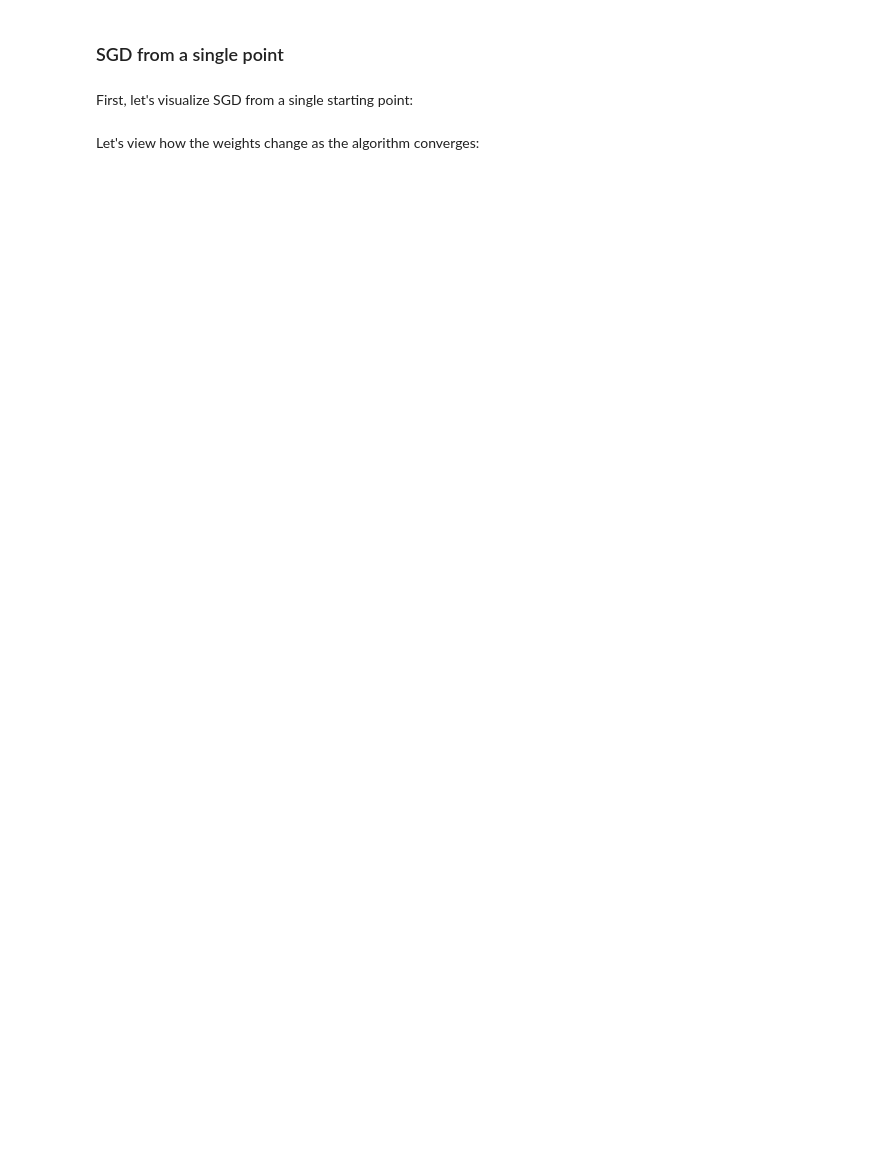
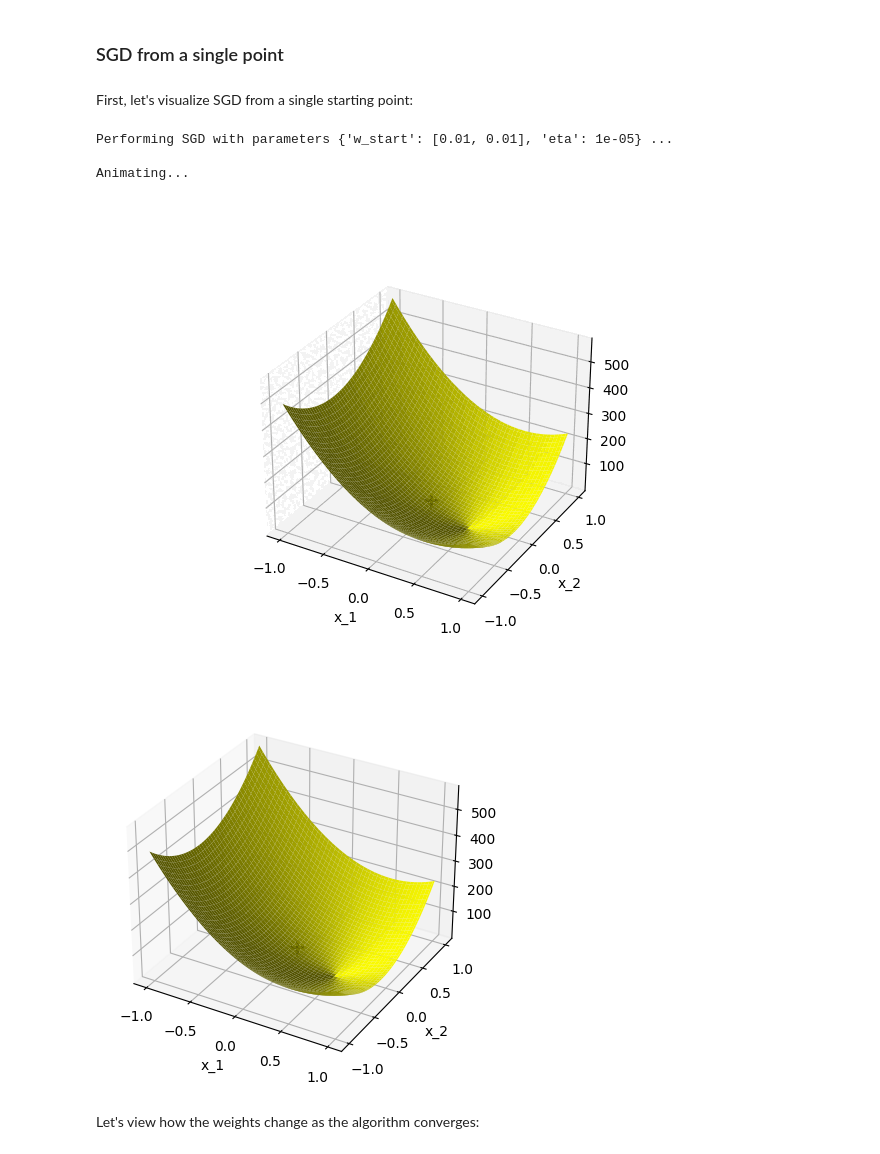
Before and after one commit to MaRodriguezB777/Caltech-CS155-2023, a Jupyter notebook: set1/src/3_notebook_part1.ipynb, the cells around one changed output. Saved outputs shown, nothing was run; the diff lists cells and outputs as text; code cells hidden in the pictures; blank space fills up the shorter version.

```diff
--- a/set1/src/3_notebook_part1.ipynb
+++ b/set1/src/3_notebook_part1.ipynb
@@ -71,7 +56,11 @@ def loss(X, Y, w):
     # TODO: Implement the SGD loss function.
     #==============================================
 
-    pass
+    loss_calc = 0
+    for ind in range(len(X)):
+        loss_calc += (np.dot(X[ind], w) - Y[ind])**2
+
+    return loss_calc
 
 def gradient(x, y, w):
     '''
@@ -92,7 +81,8 @@ def gradient(x, y, w):
     # loss function.
     #==============================================
 
-    pass
+    gradient = -2 * (y - np.dot(w, x)) * x
+    return gradient
 
 def SGD(X, Y, w_start, eta, N_epochs):
     '''
@@ -114,8 +104,21 @@ def SGD(X, Y, w_start, eta, N_epochs):
     #==============================================
     # TODO: Implement the SGD algorithm.
     #==============================================
+    W, losses = [], []
+    w_new = w_start
 
-    pass
+    for epoch in range(N_epochs):
+        np.random.permutation(X)
+
+        tot_gradient = np.zeros_like(w_new)
+        for ind in range(len(X)):
+            tot_gradient += gradient(X[ind], Y[ind], w_new)
+        w_new = w_new - eta * tot_gradient
+
+        W.append(w_new)
+        losses.append(loss(X, Y, w_new))
+
+        return W, losses
 # %% [markdown]
 ## Problem 3E: Visualization
 # %% [markdown]
@@ -135,14 +142,20 @@ First, let's visualize SGD from a single starting point:
 # %%
 # Parameters to feed the SGD.
 # <FR> changes the animation speed.
 params = ({'w_start': [0.01, 0.01], 'eta': 0.00001},)
 N_epochs = 1000
-FR = 20
+FR = 60
 
 # Let's animate it!
 anim = animate_sgd_suite(SGD, loss, X1, Y1, params, N_epochs, FR)
 anim.save('animation1.gif', fps=30, writer='imagemagick')
 Image(open('animation1.gif','rb').read())
+# %% [output]
+Performing SGD with parameters {'w_start': [0.01, 0.01], 'eta': 1e-05} ...
+
+Animating...
+[figure, added]
+[figure, added]
 # %% [markdown]
 Let's view how the weights change as the algorithm converges:
 # %%
```
Also changed, not shown: parts of 6 cells of this notebook, 5 other files.
